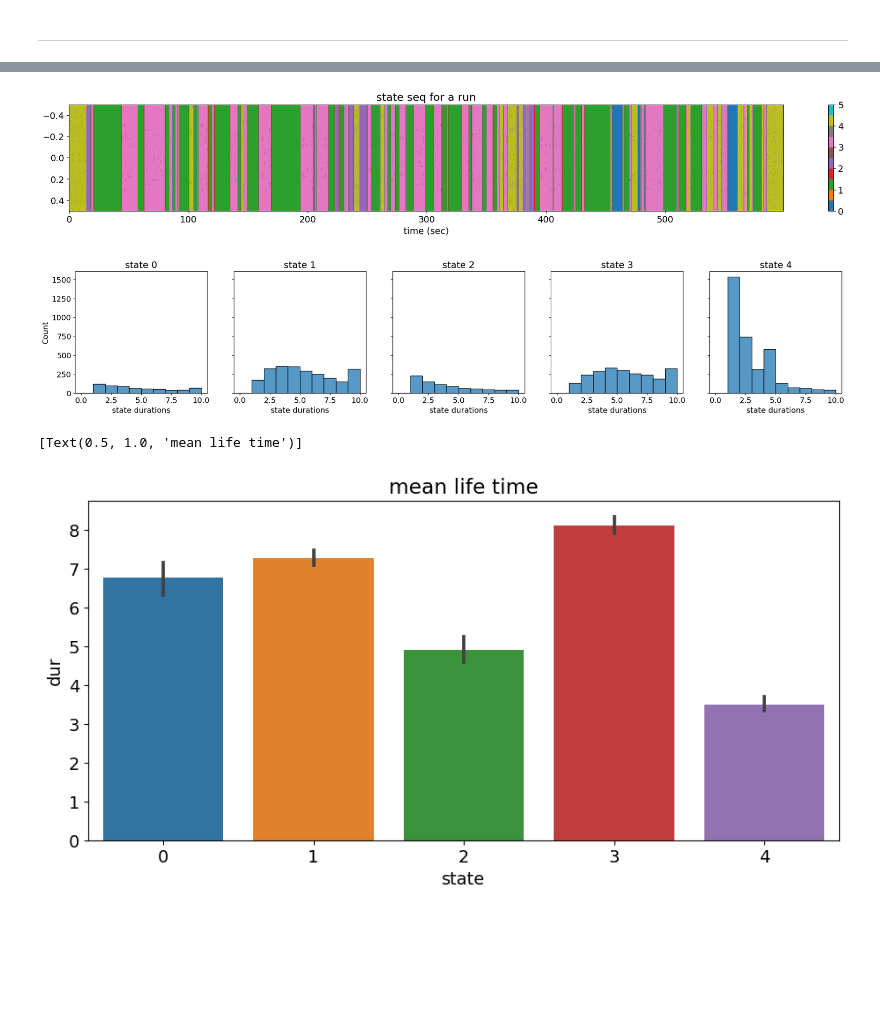
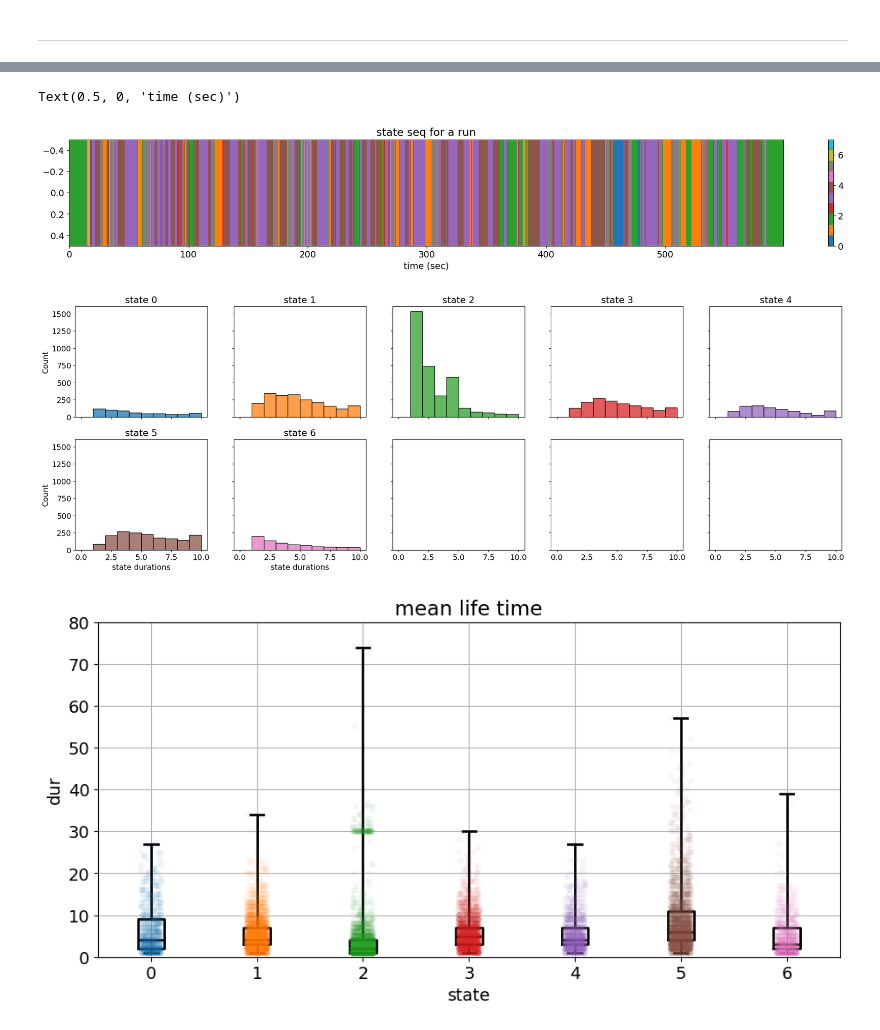
Before and after one commit to govinda-umd/network_estimation, a Jupyter notebook: nb/dec23/01-desc-pca-ts.ipynb, the cells around one changed output, grey strips where cells are left out. Cells and saved outputs as stored; diff of their text form; code cells hidden in the pictures; blank space fills up the shorter version.

```diff
--- a/nb/dec23/01-desc-pca-ts.ipynb
+++ b/nb/dec23/01-desc-pca-ts.ipynb
@@ -139,7 +152,7 @@ for sub, ses in tqdm(product(range(args.num_subs), range(args.num_sess))):
         mask_all.append(mask)
     ts_sample[sub][ses] = list(zip(ts_runs, mask_runs))
 # %%
-with open(f'{RES_path}/ts_sample.npy', 'wb') as f:
+with open(f'{RES_path}/ts_sample_{args.num_rois}.npy', 'wb') as f:
     pickle.dump(ts_sample, f)
 # %% [markdown]
 ---
@@ -153,6 +166,7 @@ try:
         args.num_comps = ts_all_pca[0].shape[-1]
         print(args.num_comps)
         ts_all_stk_pca = np.vstack(ts_all_pca)
+        mask_all_stk_pca = np.vstack(mask_all_pca)
 except:
     # find the suitable '# of components' to explain `args.var` variance in data
     pca = PCA(n_components=args.num_rois)
@@ -165,7 +179,7 @@ except:
     ts_all_stk_pca = pca.fit_transform(ts_all_stk)
     print(ts_all_stk_pca.shape)
     ts_all_pca = np.split(ts_all_stk_pca, len(ts_all))
-    mask_all_pca = [mask[:, d] for mask in mask_all]
+    mask_all_pca = [mask[:, :d] for mask in mask_all]
 
     with open(f'{RES_path}/pca_ts_v-{args.var}.pkl', 'wb') as f:
         pickle.dump([pca, ts_all_pca, mask_all_pca], f)
@@ -189,7 +203,7 @@ for args.num_states in range(2, 10):
             ),
             'rb'
         ) as f:
-            hmm = pickle.load(f)
+            [hmm, lls] = pickle.load(f)
     except:
         print(f'D = {args.num_comps}, K = {args.num_states}')
         hmm = ssm.HMM(
@@ -212,12 +226,12 @@ for args.num_states in range(2, 10):
             ),
             'wb'
         ) as f:
-            pickle.dump(hmm, f)
+            pickle.dump([hmm, lls], f)
         plt.plot(lls)
 # %% [markdown]
 ---
 # %%
-args.num_states = 5
+args.num_states = 7
 with open(
         (
             f'{RES_path}'
@@ -225,4 +239,4 @@ with open(
         ),
         'rb'
     ) as f:
-        hmm = pickle.load(f)
+        [hmm, lls] = pickle.load(f)
@@ -238,43 +289,57 @@ Text(0.5, 1.0, 'state transition probs.')
+# %%
+# state sequence
+plt.figure(figsize=(25, 3))
+plt.imshow(
+    hmm.most_likely_states(ts_all_pca[27], mask=mask_all_pca[27])[None, :],
+    aspect='auto',
+    cmap='tab10',
+    vmin=0,
+    vmax=args.num_states,
+)
+plt.colorbar()
+plt.title('state seq for a run')
+plt.xlabel('time (sec)')
+# %% [output]
+Text(0.5, 0, 'time (sec)')
+[figure, added]
 # %%
-# state sequence
-plt.figure(figsize=(25, 3))
-plt.imshow(
-    hmm.most_likely_states(ts_all_pca[27])[None, :],
-    aspect='auto',
-    cmap='tab10',
-    vmin=0,
-    vmax=args.num_states,
-)
-plt.colorbar()
-plt.title('state seq for a run')
-plt.xlabel('time (sec)')
-
-# continuous durations
-state_seq = hmm.most_likely_states(ts_all_stk_pca)
+# contiguous blocks of states
+state_seq = hmm.most_likely_states(data=ts_all_stk_pca, mask=mask_all_stk_pca)
 durs_stacked = [[] for _ in range(args.num_states)]
 st_list, durs = ssm.util.rle(state_seq)
 for s in range(args.num_states):
     durs_stacked[s] = durs[st_list == s]
 
-nrows, ncols = int(args.num_states // 5), 5
-nrows = nrows if nrows > 0 else 1
+colors = sns.color_palette('tab10')[:hmm.K]
+nrows, ncols = int(np.ceil(args.num_states / 5)), 5
 fig, axs = plt.subplots(nrows=nrows, ncols=ncols, figsize=(5*ncols, 4*nrows), sharex=True, sharey=True)
 for idx_state in range(args.num_states):
     r, c = idx_state // 5,  idx_state % 5
     ax = axs[r, c] if args.num_states > 5 else axs[c]
 
-    sns.histplot(durs_stacked[idx_state], stat='count', binwidth=1, binrange=[0, 10], ax=ax)
+    sns.histplot(durs_stacked[idx_state], stat='count', binwidth=1, binrange=[0, 10], color=colors[idx_state], ax=ax)
     ax.set(title=f'state {idx_state}', xlabel='state durations')
 # %% [output]
-[figure, old version]
+[figure, new version]
-[figure, removed]
 # %%
 # mean lifetime
 durs_stacked_df = pd.DataFrame({'dur':durs, 'state':st_list})
 fig, axs = plt.subplots(1, 1, figsize=(11, 5), dpi=100)
 ax = axs
-sns.barplot(data=durs_stacked_df, x='state', y='dur', ax=ax,)
-ax.set(title=f'mean life time')
+sns.boxplot(
+    data=durs_stacked_df,
+    x='state', y='dur',
+    fill=False, boxprops={'alpha':1.0}, whis=(0, 100),
+    width=0.25, color="0.0", linewidth=2,
+    ax=ax,
+)
+sns.stripplot(
+    data=durs_stacked_df,
+    x='state', y='dur',
+    palette=sns.color_palette('tab10'), dodge=False, alpha=0.05,
+    ax=ax,
+)
+ax.set(title=f'mean life time', ylim=[0, 80])
+ax.grid(True)
 # %% [output]
-[Text(0.5, 1.0, 'mean life time')]
-[figure, old version]
+[figure, new version]
```
Also changed, not shown: parts of 19 cells of this notebook, 21 other files.
